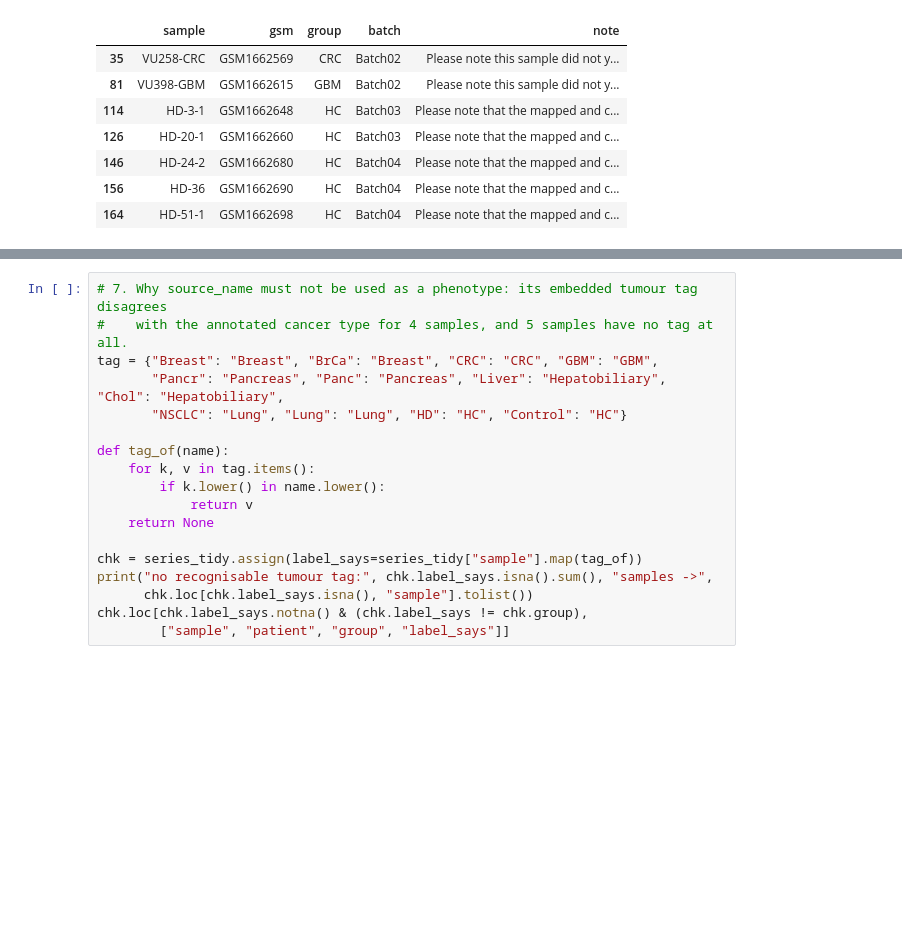
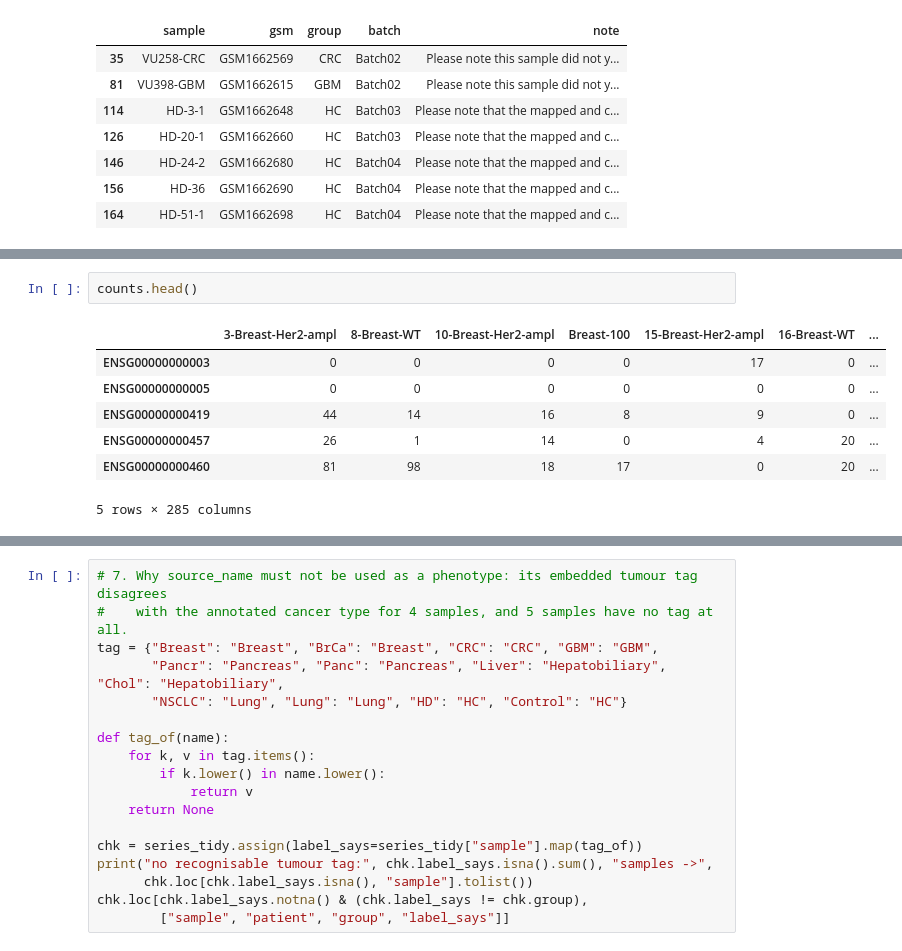
Before and after one commit to honololab/GSE68086, a Jupyter notebook: functions/00b_series_df_dictionary.ipynb, the cells around one changed output, grey strips where cells are left out. Cells and saved outputs as stored; diff of their text form; blank space fills up the shorter version.

```diff
--- a/functions/00b_series_df_dictionary.ipynb
+++ b/functions/00b_series_df_dictionary.ipynb
@@ -364,0 +337,10 @@ qc_series
+# %%
+counts.head()
+# %% [output]
+|  | 3-Breast-Her2-ampl | 8-Breast-WT | 10-Breast-Her2-ampl | Breast-100 | 15-Breast-Her2-ampl | 16-Breast-WT | ... |
+| ENSG00000000003 | 0 | 0 | 0 | 0 | 17 | 0 | ... |
+| ENSG00000000005 | 0 | 0 | 0 | 0 | 0 | 0 | ... |
+| ENSG00000000419 | 44 | 14 | 16 | 8 | 9 | 0 | ... |
+| ENSG00000000457 | 26 | 1 | 14 | 0 | 4 | 20 | ... |
+| ENSG00000000460 | 81 | 98 | 18 | 17 | 0 | 20 | ... |
+5 rows × 285 columns
```
Also changed, not shown: parts of 7 cells of this notebook, 3 other files.
